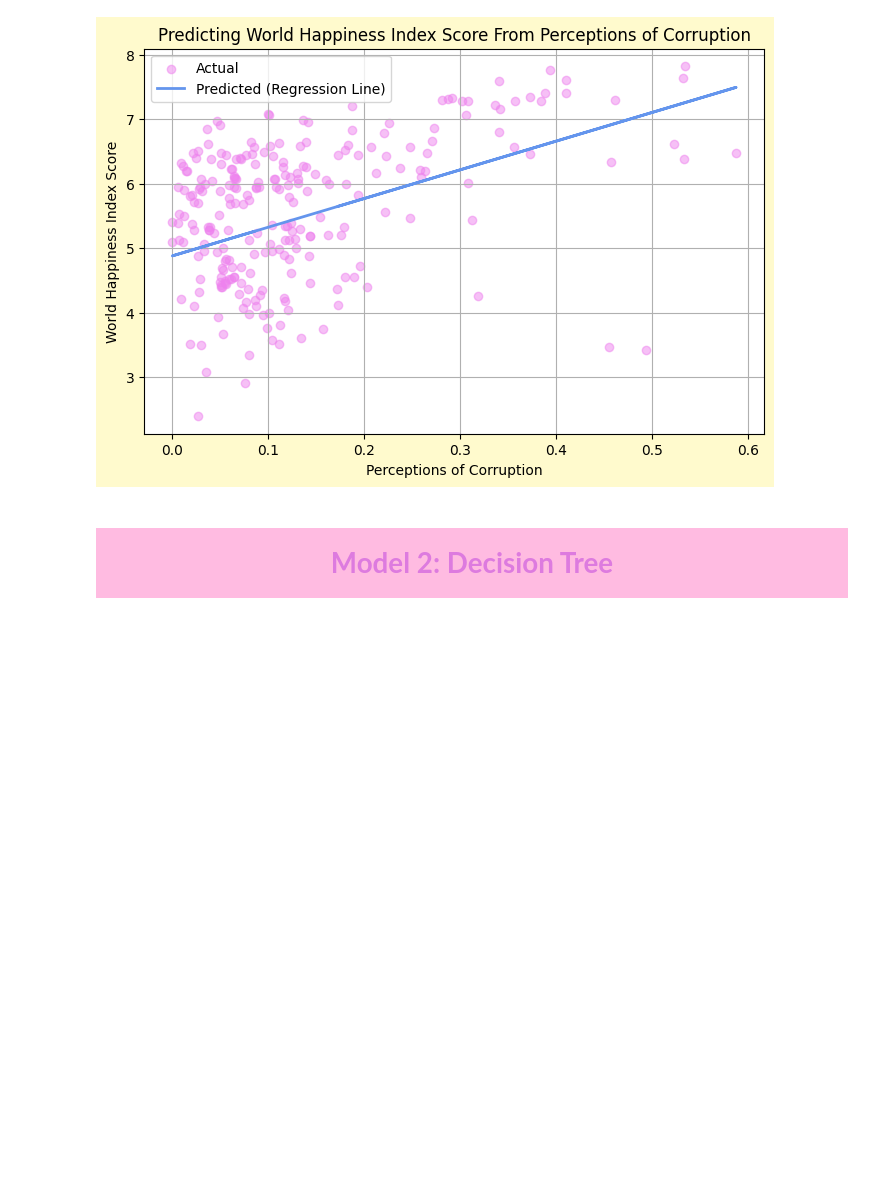
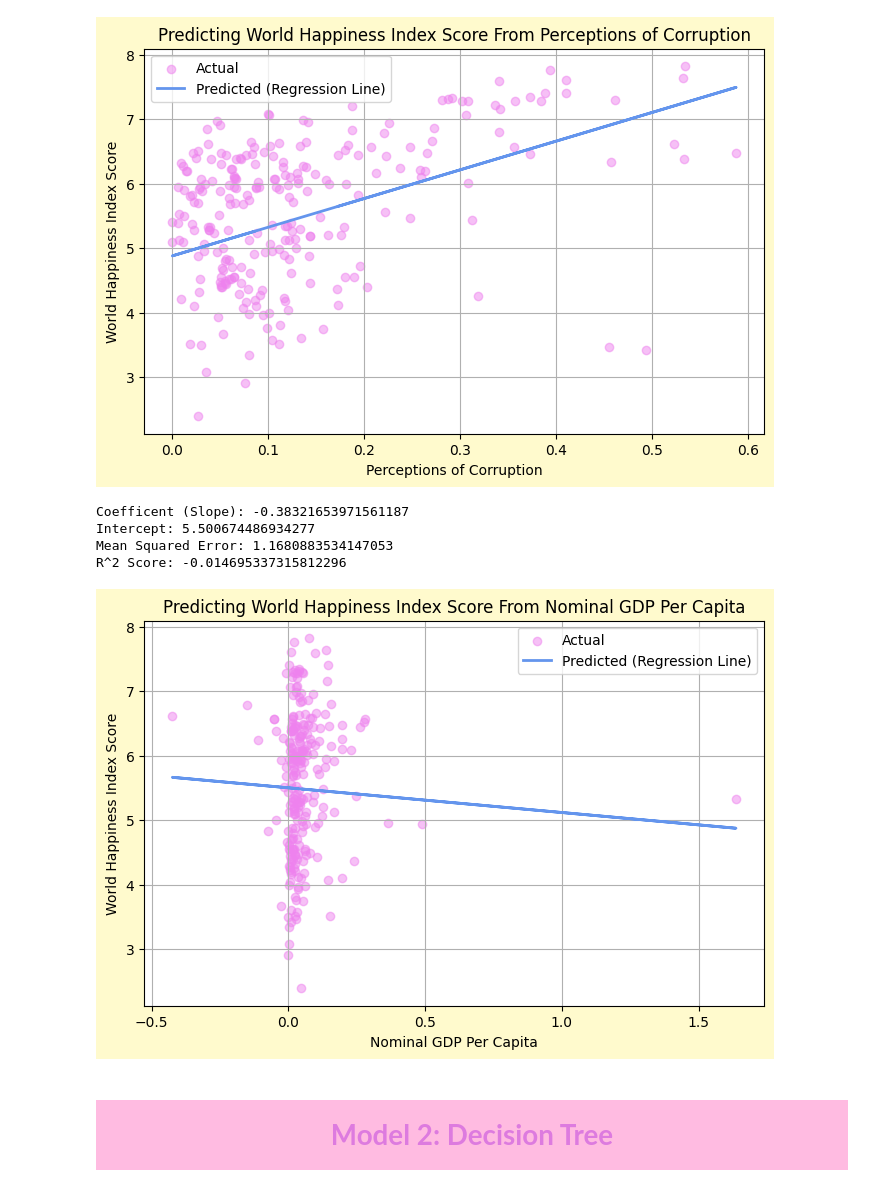
Before and after one commit to CharlotteHoyt/KWK-Goldman-Sachs-ML-Final-Project, a Jupyter notebook: Charlotte_KWK_Machine_Learning_x_Finance_Challenge_Final_Project.ipynb, the cells around one changed output. Drawn from its saved outputs; the diff is of its cells as text; code cells hidden in the pictures; blank space fills up the shorter version.

Commit message:
Engineered nominal GDP per capita feature from "normalized" (real) GDP per capita and GDP deflator. Trained and evaluated linear regression model predicting World Happiness Index score from nominal GDP.

```diff
--- a/Charlotte_KWK_Machine_Learning_x_Finance_Challenge_Final_Project.ipynb
+++ b/Charlotte_KWK_Machine_Learning_x_Finance_Challenge_Final_Project.ipynb
@@ -573,6 +573,57 @@ Intercept: 4.879081384041976
 Mean Squared Error: 0.9810872706087523
 R^2 Score: 0.14774881876322898
 [figure]
+# %%
+# Feature engineering! Get nominal GDP from "normalized" (real) GDP and deflator.
+df["Nominal GDP"] = (df["GDP Per Capita"] * df["GDP Deflator Index Growth Rate"]) / 100
+# %%
+from sklearn.model_selection import train_test_split
+from sklearn.linear_model import LinearRegression
+from sklearn.metrics import mean_squared_error, r2_score
+import matplotlib.pyplot as plt
+
+# Define features (X) and target (y).
+# X = df[["Nominal GDP"]]
+# y = df["Score"]
+
+X = df[["Nominal GDP"]]
+y = df["Score"]
+
+# Split into training and testing sets (80% train, 20% test).
+X_train, X_test, y_train, y_test = train_test_split(X, y, test_size = 0.2, random_state = 42)
+
+# Train the model.
+model = LinearRegression()
+model.fit(X_train, y_train)
+
+# Make predictions on test set.
+y_pred = model.predict(X_test)
+
+# Evaluate performance (coefficent, intercept, MSE, and R^2 score).
+mse = mean_squared_error(y_test, y_pred)
+r2 = r2_score(y_test, y_pred)
+
+print(f"Coefficent (Slope): {model.coef_[0]}" )
+print(f"Intercept: {model.intercept_}")
+print(f"Mean Squared Error: {mse}")
+print(f"R^2 Score: {r2}")
+
+# Visualize results.
+plt.figure(figsize = (8, 5), facecolor = "lemonchiffon")
+plt.scatter(X_test, y_test, color = "violet", alpha = 0.5, label = "Actual")
+plt.plot(X_test, y_pred, color = "cornflowerblue", linewidth = 2, label = "Predicted (Regression Line)")
+plt.title("Predicting World Happiness Index Score From Nominal GDP Per Capita")
+plt.xlabel("Nominal GDP Per Capita")
+plt.ylabel("World Happiness Index Score")
+plt.legend()
+plt.grid(True)
+plt.show()
+# %% [output]
+Coefficent (Slope): -0.38321653971561187
+Intercept: 5.500674486934277
+Mean Squared Error: 1.1680883534147053
+R^2 Score: -0.014695337315812296
+[figure, added]
 # %%
 IPython.display.HTML("<h1 style = 'font-weight: bold; padding: 15px; color: #DD7BDF; text-align: center; font-family: sans-serif; background-color: #FFBBE1'>Model 2: Decision Tree</h1>")
 # %% [output]
```
